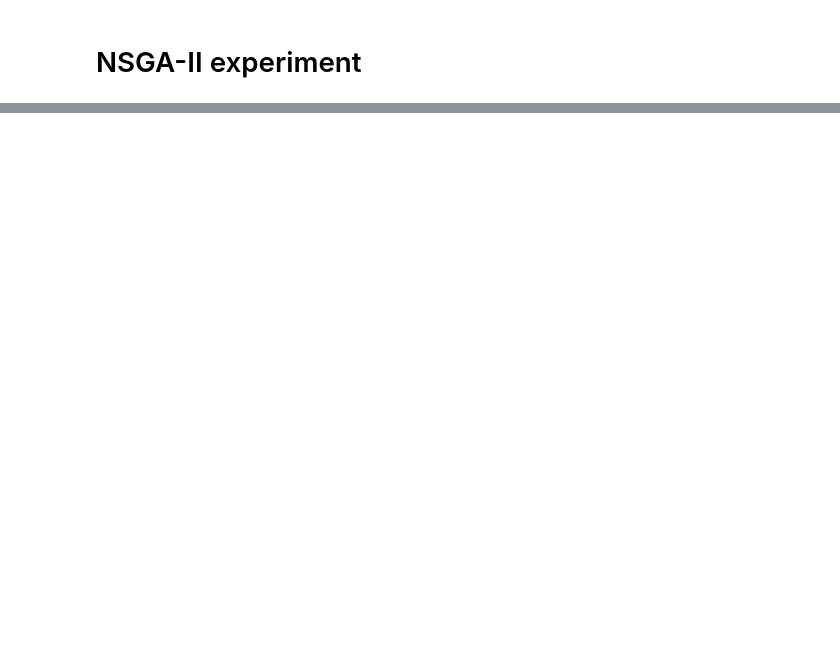
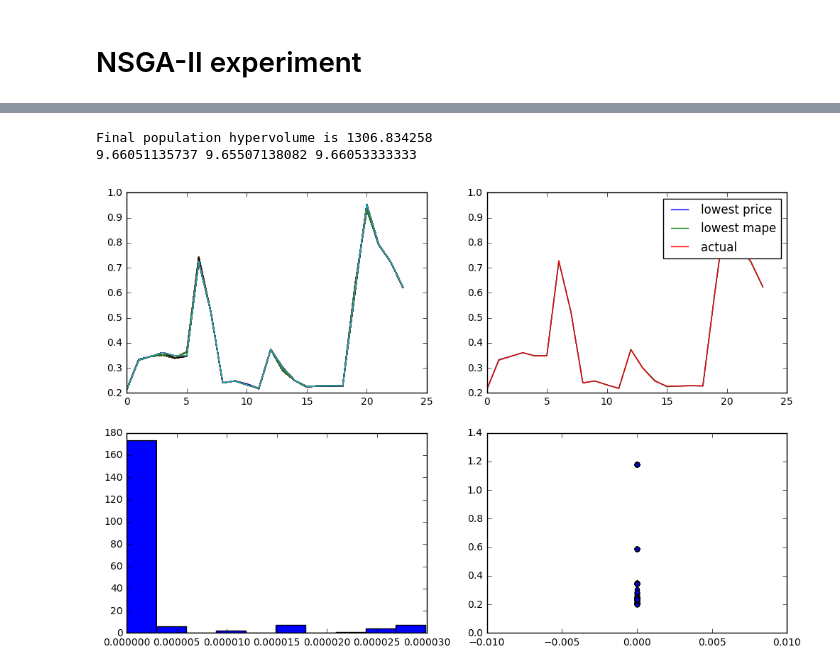
Before and after one commit to Jarino/energy-recommender, a Jupyter notebook: NSGA-II experiment.ipynb, the cells around one changed output, grey strips where cells are left out. Saved outputs shown, nothing was run; the diff lists cells and outputs as text; code cells hidden in the pictures; blank space fills up the shorter version.

```diff
--- a/NSGA-II experiment.ipynb
+++ b/NSGA-II experiment.ipynb
@@ -85,0 +84,12 @@ print(sum(lowest_price), sum(lowest_mape), sum(actual))
+# %%
+battery = Battery(10,0)
+
+toolbox_b_10 = tb.setup(actual, pv, NDIM, BOUND_LOW, BOUND_UP, battery)
+
+pop_b_10, logbook = sr.search(toolbox_b_10, gens=GENS, verbose=False)
+
+visualize_results(pop_b_10, toolbox_b_10, actual)
+# %% [output]
+Final population hypervolume is 1306.834258
+9.66051135737 9.65507138082 9.66053333333
+[figure, added]
```
Also changed, not shown: parts of 8 cells of this notebook, 6 other files.
